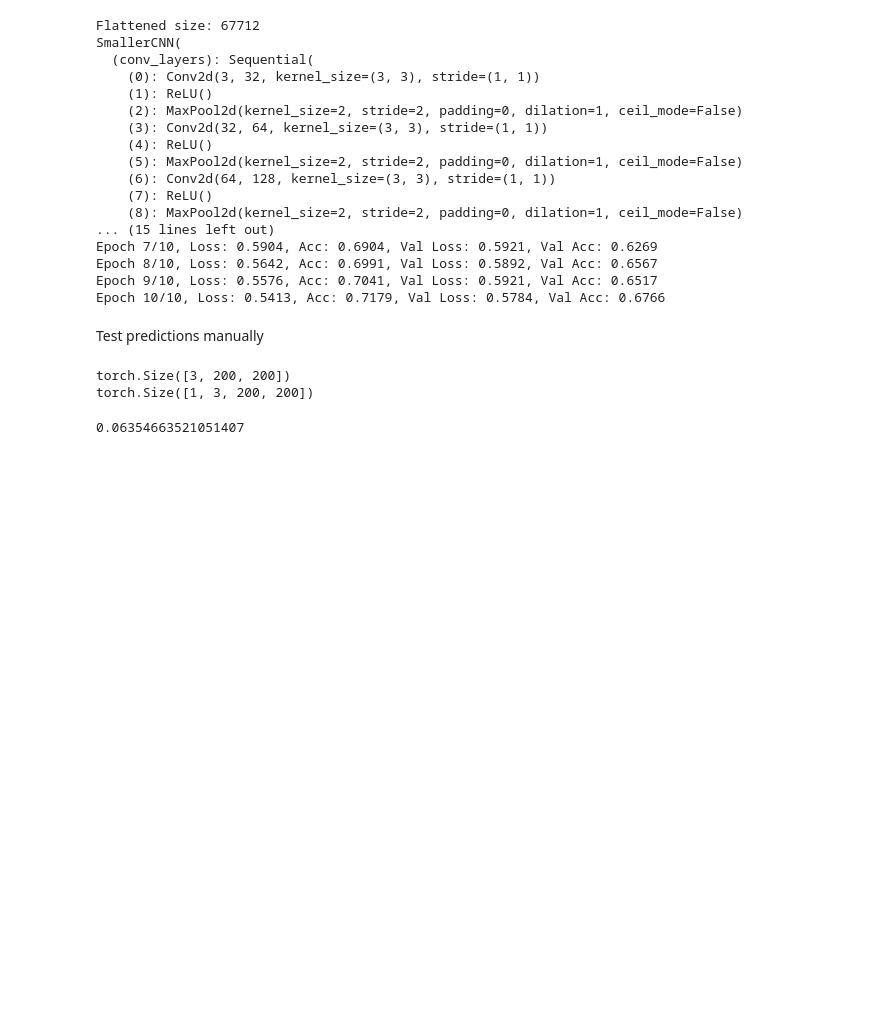
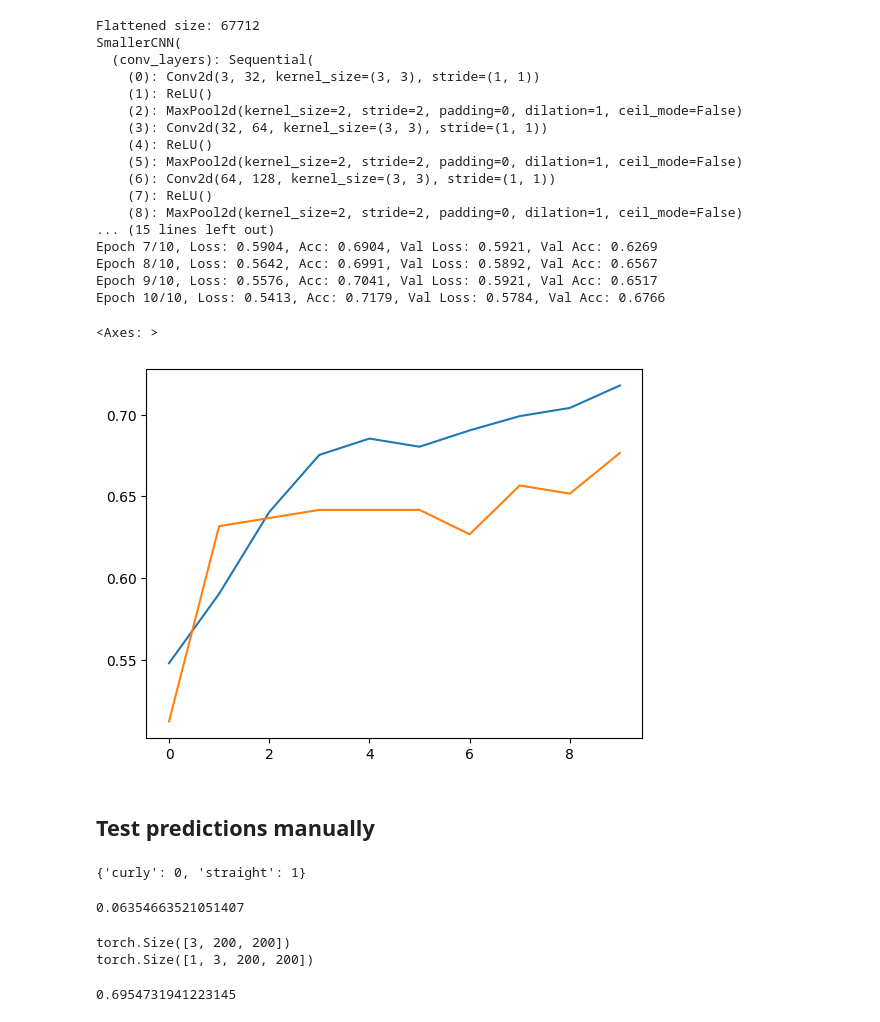
Before and after one commit to shrutroup/machine-learning-zoomcamp, a Jupyter notebook: 08-deep-learning/hw08.ipynb, the cells around one changed output. Drawn from its saved outputs; the diff is of its cells as text; code cells hidden in the pictures; blank space fills up the shorter version.

```diff
--- a/08-deep-learning/hw08.ipynb
+++ b/08-deep-learning/hw08.ipynb
@@ -851,8 +851,15 @@ Epoch 7/10, Loss: 0.5904, Acc: 0.6904, Val Loss: 0.5921, Val Acc: 0.6269
 Epoch 8/10, Loss: 0.5642, Acc: 0.6991, Val Loss: 0.5892, Val Acc: 0.6567
 Epoch 9/10, Loss: 0.5576, Acc: 0.7041, Val Loss: 0.5921, Val Acc: 0.6517
 Epoch 10/10, Loss: 0.5413, Acc: 0.7179, Val Loss: 0.5784, Val Acc: 0.6766
+# %%
+
+sns.lineplot(history['acc'])
+sns.lineplot(history['val_acc'])
+# %% [output]
+<Axes: >
+[figure, added]
 # %% [markdown]
-Test predictions manually
+## Test predictions manually
 # %%
 input_size = 200
 
@@ -865,26 +872,23 @@ preprocess = transforms.Compose([
     transforms.ToTensor(),
     transforms.Normalize(mean=mean, std=std),
 ])
+# %%
+val_dataset.class_to_idx
+# %% [output]
+{'curly': 0, 'straight': 1}
 # %%
 img = Image.open('./data/test/curly/1a9dbe23a0d95f1c292625960e4509184.jpg')
 img_t = preprocess(img)
-print(img_t.size())
 batch_t = torch.unsqueeze(img_t, 0)
-print(batch_t.size())
-
 # Make prediction
 with torch.no_grad():
     output = model(batch_t)
 
 output.sigmoid().item()
-# # Get top predictions
-# _, indices = torch.sort(output, descending=True)
 # %% [output]
-torch.Size([3, 200, 200])
-torch.Size([1, 3, 200, 200])
+0.06354663521051407
-0.06354663521051407
 # %%
-img = Image.open('./data/test/straight/1a9dbe23a0d95f1c292625960e4509184.jpg')
+img = Image.open('./data/train/straight/0a7bec97b58f02f16f1da241ed4d99dd.jpg')
 img_t = preprocess(img)
 print(img_t.size())
 batch_t = torch.unsqueeze(img_t, 0)
@@ -895,3 +899,7 @@ with torch.no_grad():
     output = model(batch_t)
 
 output.sigmoid().item()
+# %% [output]
+torch.Size([3, 200, 200])
+torch.Size([1, 3, 200, 200])
+0.6954731941223145
```
Also changed, not shown: parts of 5 cells of this notebook.
